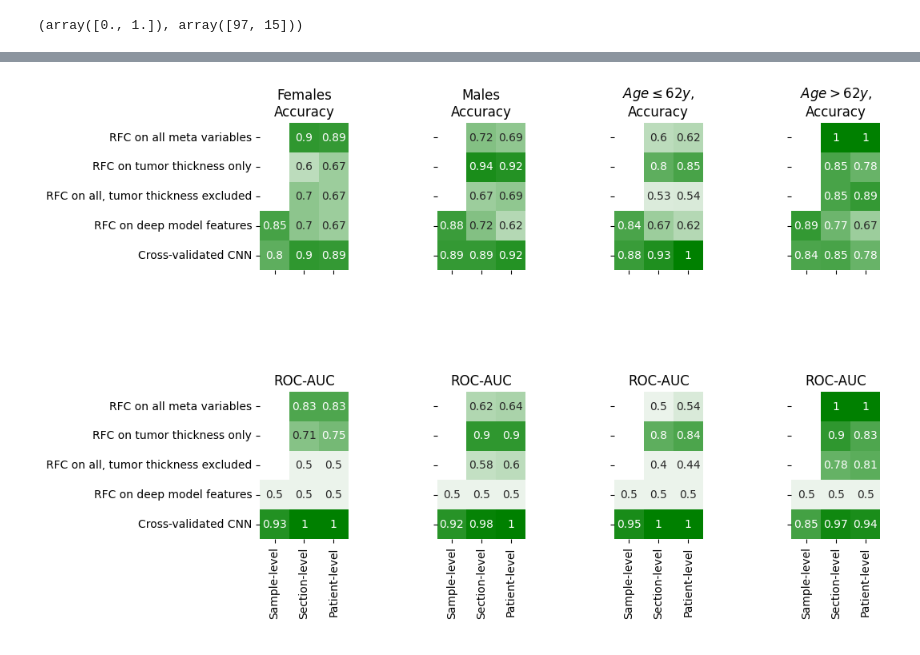
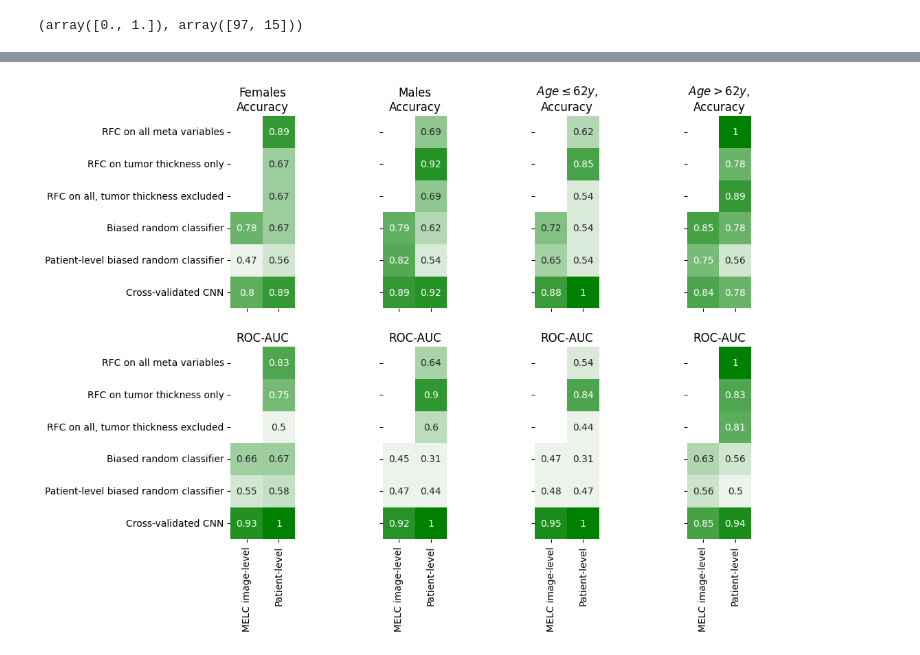
Before and after one commit to bionetslab/xml_melc_melanoma, a Jupyter notebook: notebooks/figure_2bcde.ipynb, the cells around one changed output, grey strips where cells are left out. Saved outputs shown, nothing was run; the diff lists cells and outputs as text; code cells hidden in the pictures.

```diff
--- a/notebooks/figure_2bcde.ipynb
+++ b/notebooks/figure_2bcde.ipynb
@@ -49,3 +49,9 @@ data["RFC w/o TT"] = prediction["Prediction"]
 data = data.reset_index()
 # %%
 data["RFC deep features"] = 0
+# %%
+v, c = np.unique(data["PFS < 5"], return_counts=True)
+p0 = c[0] / np.sum(c)
+p1 = 1 - p0
+print(v, c, p0, p1)
+data["Biased random classifier"] = np.random.choice(a=v, size=len(data), p=[p0, p1])
@@ -51,0 +80,10 @@ data["RFC deep features"] = 0
+# %%
+v, c = np.unique(data[["Patient ID", "PFS < 5"]].drop_duplicates()["PFS < 5"], return_counts=True)
+print(v, c)
+p0 = c[0] / np.sum(c)
+p1 = 1 - p0
+labels = np.random.choice(a=v, size=len(data[["Patient ID", "PFS < 5"]].drop_duplicates()), p=[p0, p1])
+
+patients = np.unique(data[["Patient ID", "PFS < 5"]].drop_duplicates()["Patient ID"])
+for i, patient in enumerate(patients):
+    data.loc[data["Patient ID"] == patient, "Patient-level biased random classifier"] = labels[i]
@@ -177,7 +241,7 @@ def get_roc_auc(ax, y_true, y_score, label, color):
 dfs = dict()
 accs = dict()
 auc_rocs = dict()
-for prediction_label in ['RFC all features', 'RFC TT', 'RFC w/o TT', 'RFC deep features', 'Prediction']:
+for prediction_label in ['RFC all features', 'RFC TT', 'RFC w/o TT',  "Biased random classifier","Patient-level biased random classifier",  'Prediction']:
     res = get_levelled_preds(data, prediction_label)
     dfs[prediction_label] = res
     accs[prediction_label] = pd.DataFrame(res.loc["Accuracy"])
@@ -186,8 +250,8 @@ accs = pd.concat(accs, axis=1).T.reset_index().drop("level_1", axis=1).set_index
 auc_rocs = pd.concat(auc_rocs, axis=1).T.reset_index().drop("level_1", axis=1).set_index("level_0")
 accs.iloc[0:3, 0] = np.nan
 auc_rocs.iloc[0:3, 0] = np.nan
-accs.index =  ["RFC on all meta variables", "RFC on tumor thickness only", "RFC on all, tumor thickness excluded", "RFC on deep model features", "Cross-validated CNN"]
-auc_rocs.index =  ["RFC on all meta variables", "RFC on tumor thickness only", "RFC on all, tumor thickness excluded", "RFC on deep model features", "Cross-validated CNN"]
+accs.index =  ["RFC on all meta variables", "RFC on tumor thickness only", "RFC on all, tumor thickness excluded", "Biased random classifier", "Patient-level biased random classifier", "Cross-validated CNN"]
+auc_rocs.index =  ["RFC on all meta variables", "RFC on tumor thickness only", "RFC on all, tumor thickness excluded", "Biased random classifier", "Patient-level biased random classifier", "Cross-validated CNN"]
 # %%
 print(pd.concat(dfs).round(2).to_latex())
 # %% [output]
@@ -247,6 +311,12 @@ plt.savefig("../result_plots/ROCS.svg", bbox_inches="tight")
 plt.clf()
 palette = sns.light_palette("green", as_cmap=True)
 f, axs = plt.subplots(1, 2, sharey=True, figsize=(5.5, 3))
+#accs.drop(["Section-level"], axis=1, inplace=True)
+#auc_rocs.drop(["Section-level"], axis=1, inplace=True)
+
+accs.rename({"Sample-level": "MELC image-level"}, inplace=True, axis=1)
+auc_rocs.rename({"Sample-level": "MELC image-level"}, inplace=True, axis=1)
+
 sns.heatmap(accs, annot=True, square=True, cbar=False, ax=axs[0], cmap=palette, vmin=0.5, vmax=1)
 sns.heatmap(auc_rocs, annot=True, square=True, cbar=False, ax=axs[1], cmap=palette, vmin=0.5, vmax=1)
 axs[1].get_yaxis().set_visible(False)
@@ -356,34 +433,40 @@ f, axs = plt.subplots(2, 4, sharex=True, sharey=True, figsize=(10, 8))
 for i, data_subset in enumerate([data_subset1, data_subset2, data_subset3, data_subset4]):
     dfs = dict()
     accs = dict()
     auc_rocs = dict()
-    for prediction_label in ['RFC all features', 'RFC TT', 'RFC w/o TT', 'RFC deep features', 'Prediction']:
+    for prediction_label in ['RFC all features', 'RFC TT', 'RFC w/o TT',  "Biased random classifier","Patient-level biased random classifier",  'Prediction']:
         res = get_levelled_preds(data_subset, prediction_label)
         dfs[prediction_label] = res
         accs[prediction_label] = pd.DataFrame(res.loc["Accuracy"])
         auc_rocs[prediction_label] = pd.DataFrame(res.loc["AUC-ROC"])
     accs = pd.concat(accs, axis=1).T.reset_index().drop("level_1", axis=1).set_index("level_0")
     auc_rocs = pd.concat(auc_rocs, axis=1).T.reset_index().drop("level_1", axis=1).set_index("level_0")
     accs.iloc[0:3, 0] = np.nan
     auc_rocs.iloc[0:3, 0] = np.nan
-    accs.index =  ["RFC on all meta variables", "RFC on tumor thickness only", "RFC on all, tumor thickness excluded", "RFC on deep model features", "Cross-validated CNN"]
-    auc_rocs.index =  ["RFC on all meta variables", "RFC on tumor thickness only", "RFC on all, tumor thickness excluded", "RFC on deep model features", "Cross-validated CNN"]
+    accs.index =   ["RFC on all meta variables", "RFC on tumor thickness only", "RFC on all, tumor thickness excluded", "Biased random classifier", "Patient-level biased random classifier", "Cross-validated CNN"]
+    auc_rocs.index =  ["RFC on all meta variables", "RFC on tumor thickness only", "RFC on all, tumor thickness excluded", "Biased random classifier", "Patient-level biased random classifier", "Cross-validated CNN"]
+    accs.drop(["Section-level"], axis=1, inplace=True)
+    auc_rocs.drop(["Section-level"], axis=1, inplace=True)
+
+    accs.rename({"Sample-level": "MELC image-level"}, inplace=True, axis=1)
+    auc_rocs.rename({"Sample-level": "MELC image-level"}, inplace=True, axis=1)
+
 
     palette = sns.light_palette("green", as_cmap=True)
     ax0 = axs[i // 4, i]
     ax1 = axs[i // 4 + 1, i]
     sns.heatmap(accs, annot=True, square=True, cbar=False, ax=ax0, cmap=palette, vmin=0.5, vmax=1)
     sns.heatmap(auc_rocs, annot=True, square=True, cbar=False, ax=ax1, cmap=palette, vmin=0.5, vmax=1)
     ax0.set_title("Accuracy")
     ax1.set_title("ROC-AUC")
     #axs[i // 2, i % 2].get_yaxis().set_visible(False)
 
     #axs[0].text(-6, -0.1, "a", ha='center', va='bottom', weight="bold")
 axs[0, 0].set_title("Females\nAccuracy")
 axs[0, 1].set_title("Males\nAccuracy")
 axs[0, 2].set_title("$Age \leq 62y$,\nAccuracy")
 axs[0, 3].set_title("$Age > 62y$,\nAccuracy")
 plt.subplots_adjust(wspace=1)
 plt.savefig("../result_plots/gender_age_wise_performace.svg", bbox_inches="tight")
 # %% [output]
-[figure, old version]
+[figure, new version]
```
Also changed, not shown: parts of 17 cells of this notebook, 2 other files.
